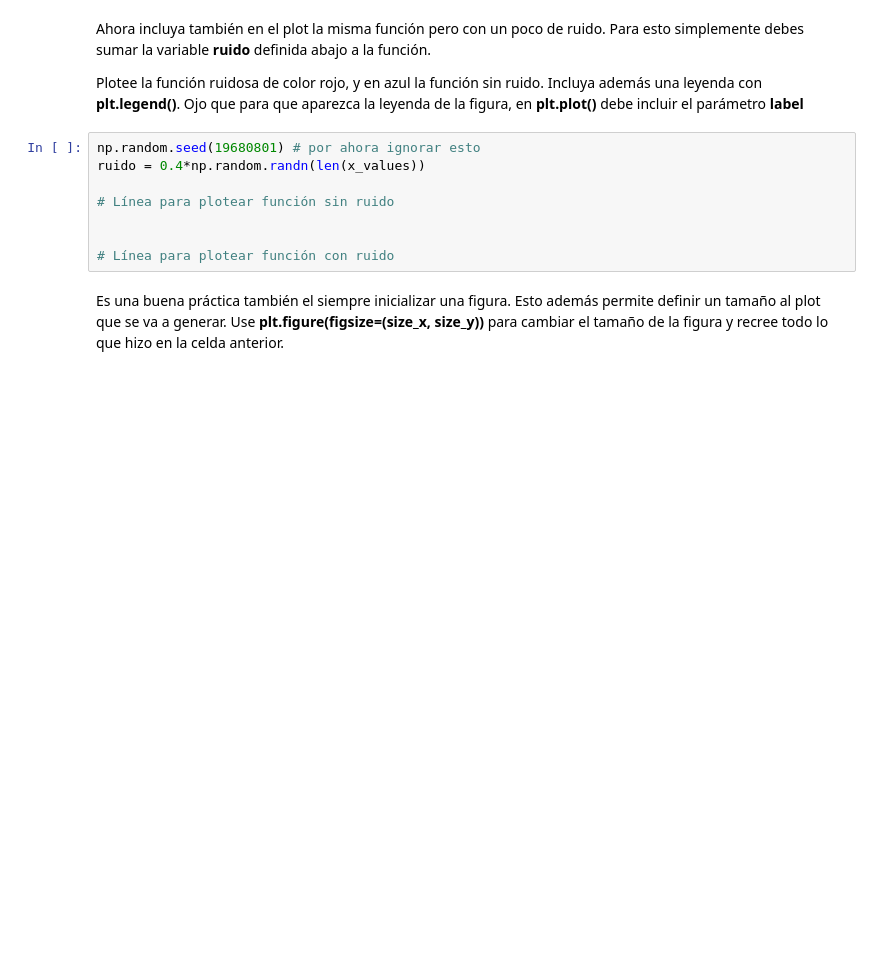
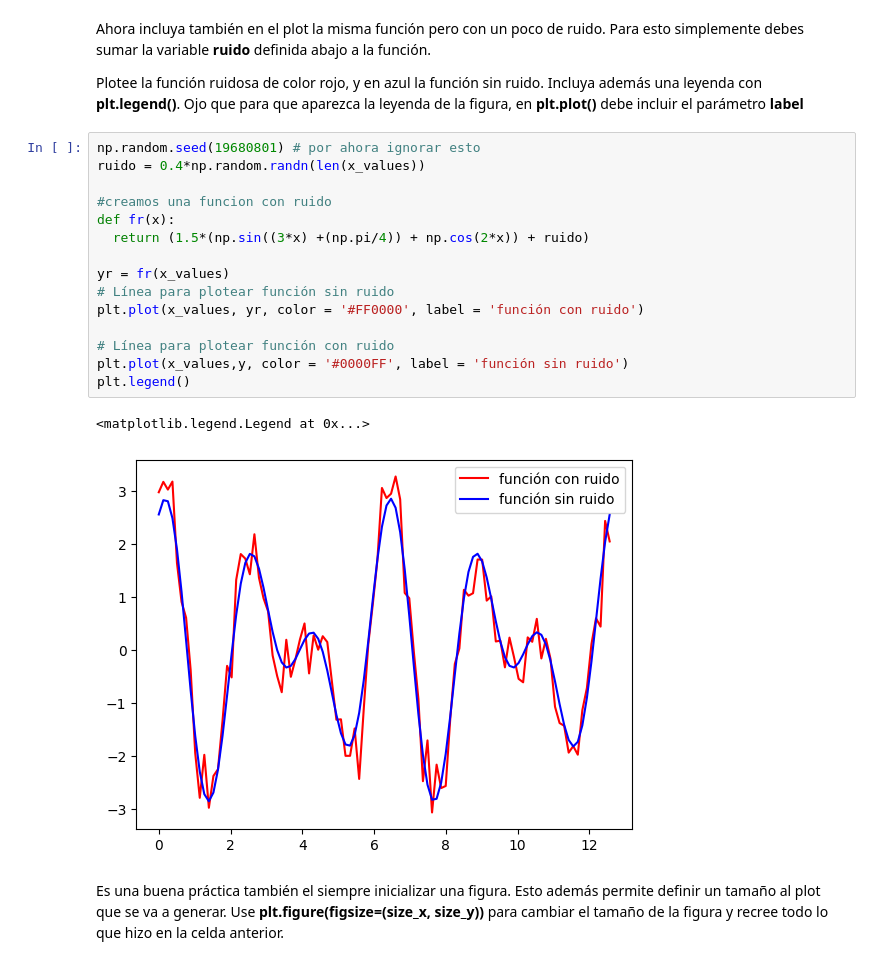
Before and after one commit to Antonella-Matus/Tarea-1, a Jupyter notebook: Tarea_1.ipynb, the cells around one changed output. Saved outputs shown, nothing was run; the diff lists cells and outputs as text; blank space fills up the shorter version.

```diff
--- a/Tarea_1.ipynb
+++ b/Tarea_1.ipynb
@@ -201,10 +314,20 @@ Plotee la función ruidosa de color rojo, y en azul la función sin ruido. Inclu
 # %%
 np.random.seed(19680801) # por ahora ignorar esto
 ruido = 0.4*np.random.randn(len(x_values))
 
+#creamos una funcion con ruido
+def fr(x):
+  return (1.5*(np.sin((3*x) +(np.pi/4)) + np.cos(2*x)) + ruido)
+
+yr = fr(x_values)
 # Línea para plotear función sin ruido
-
+plt.plot(x_values, yr, color = '#FF0000', label = 'función con ruido')
 
 # Línea para plotear función con ruido
+plt.plot(x_values,y, color = '#0000FF', label = 'función sin ruido')
+plt.legend()
+# %% [output]
+<matplotlib.legend.Legend at 0x...>
+[figure, added]
 # %% [markdown]
 Es una buena práctica también el siempre inicializar una figura. Esto además permite definir un tamaño al plot que se va a generar. Use **plt.figure(figsize=(size_x, size_y))** para cambiar el tamaño de la figura y recree todo lo que hizo en la celda anterior.
```
Also changed, not shown: parts of 36 cells of this notebook.
